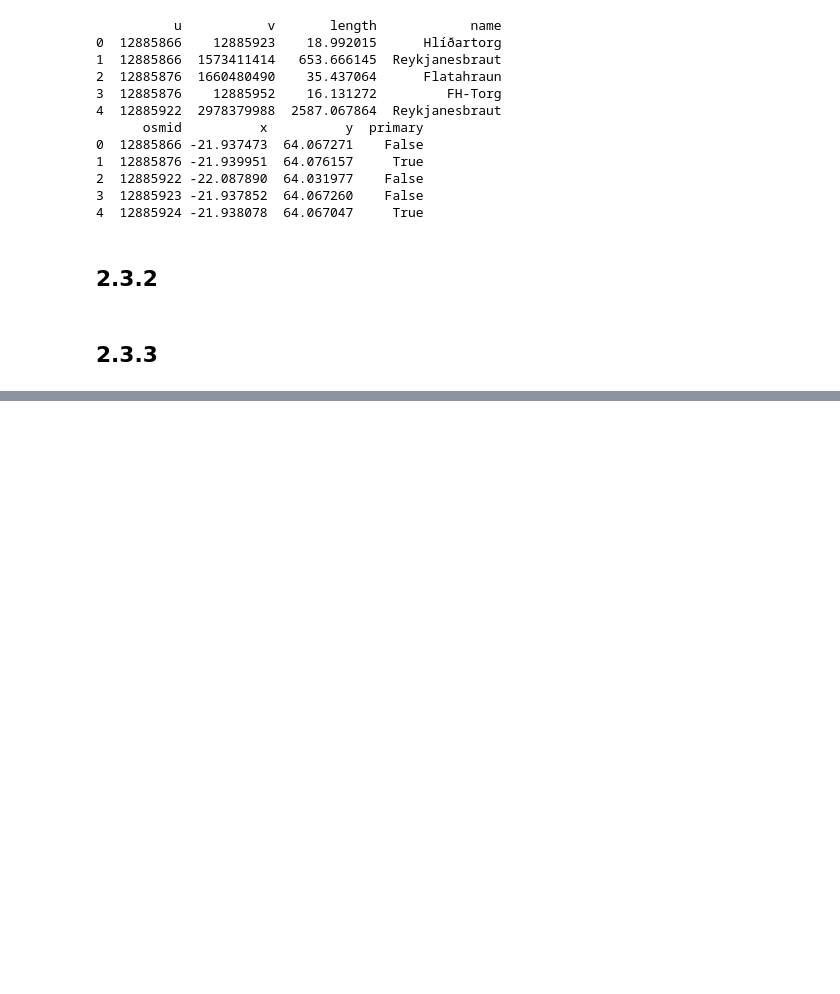
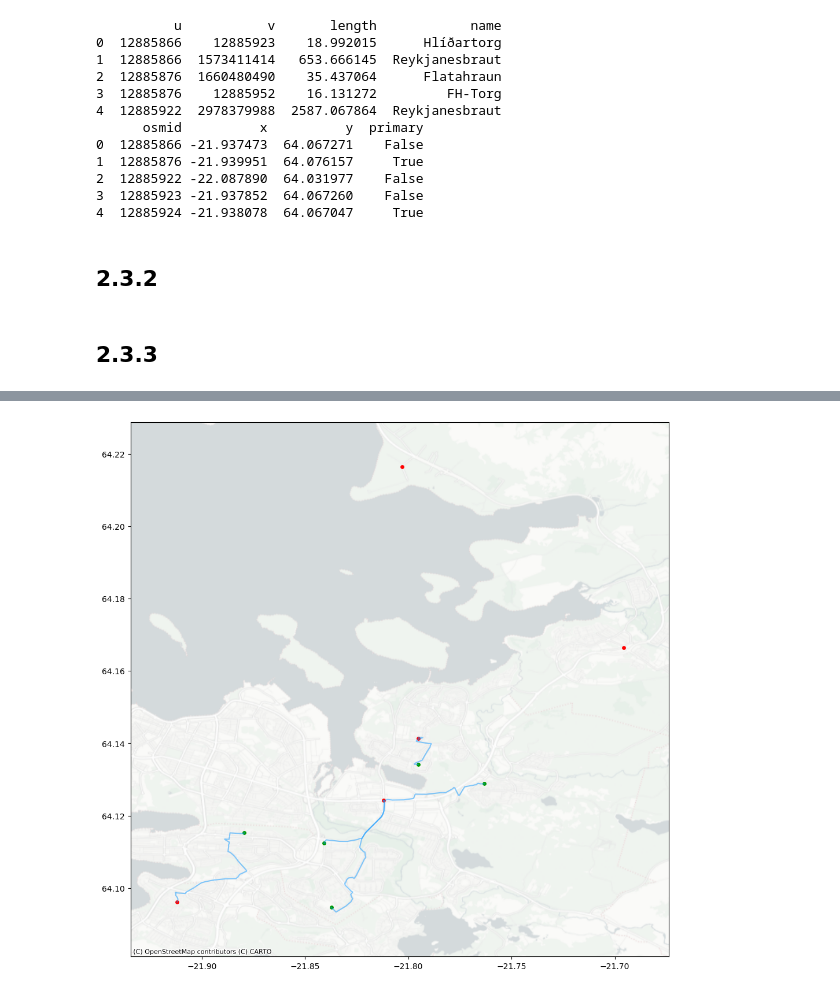
Before and after one commit to EidurK/GreiningLokaverkefni, a Jupyter notebook: FinalProject.ipynb, the cells around one changed output, grey strips where cells are left out. Drawn from its saved outputs; the diff is of its cells as text; code cells hidden in the pictures; blank space fills up the shorter version.

```diff
--- a/FinalProject.ipynb
+++ b/FinalProject.ipynb
@@ -202,0 +350,22 @@ draw_shortest_paths(starting_positions, stations, starting_position_paths=starti
+# %%
+start_points = sample(5)
+end_points = sample(5)
+# %%
+results = []
+
+for start in start_points:
+    min_distance = float('inf')
+    optimal_path = None
+
+    for end in end_points:
+        path, distance = A_star(start, end)
+        if distance < min_distance:
+            min_distance = distance
+            optimal_path = path
+
+    if min_distance != float('inf'):
+        results.append(optimal_path)
+
+draw_paths(start_points, end_points, results)
+# %% [output]
+[figure, added]
```
Also changed, not shown: parts of 18 cells of this notebook.
